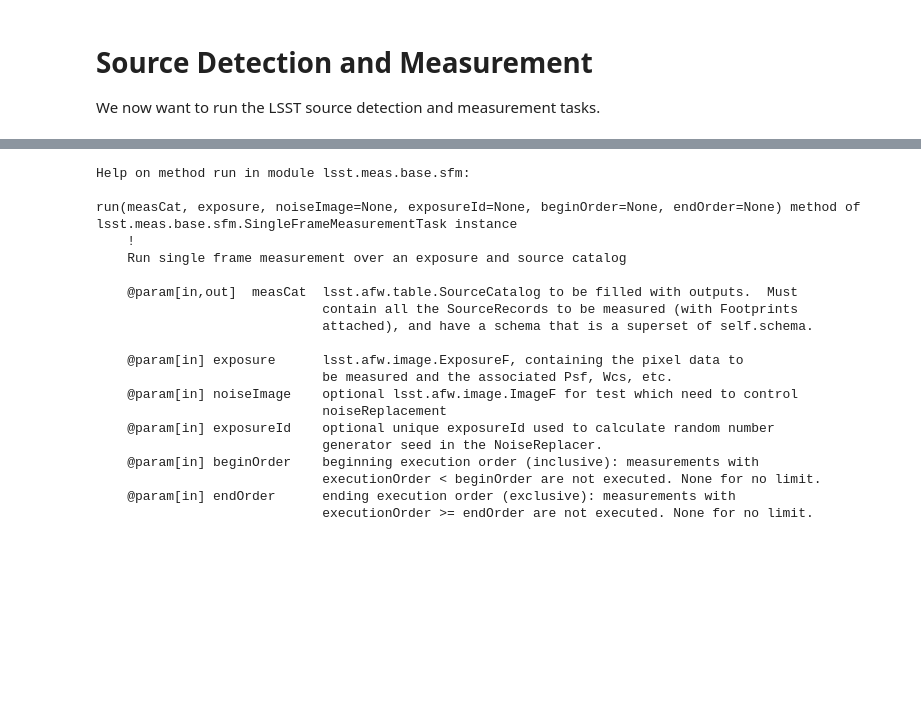
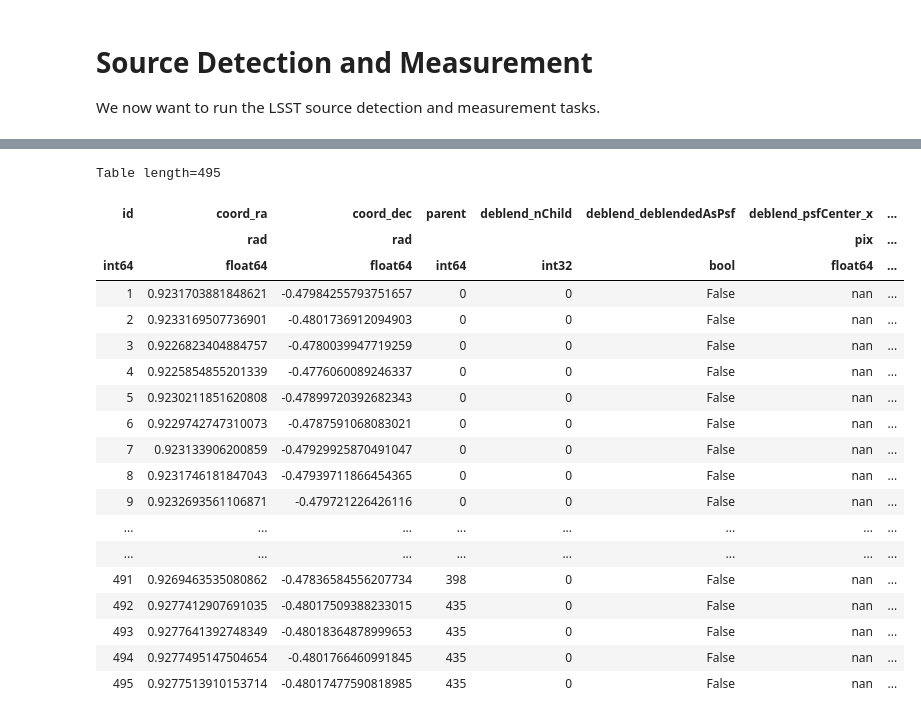
Before and after one commit to LSSTScienceCollaborations/StackClub, a Jupyter notebook: SourceDetection/LowSurfaceBrightness.ipynb, the cells around one changed output, grey strips where cells are left out. Drawn from its saved outputs; the diff is of its cells as text; code cells hidden in the pictures; blank space fills up the shorter version.

```diff
--- a/SourceDetection/LowSurfaceBrightness.ipynb
+++ b/SourceDetection/LowSurfaceBrightness.ipynb
@@ -131,26 +165,34 @@ sourceMeasurementTask.run(measCat=sources, exposure=calexp)
 if False:
     sources.writeFits("outputTable.fits")
     exposure.writeFits("example1-out.fits")
-# %%
-help(sourceMeasurementTask.run)
-# %% [output]
-Help on method run in module lsst.meas.base.sfm:
-
-run(measCat, exposure, noiseImage=None, exposureId=None, beginOrder=None, endOrder=None) method of lsst.meas.base.sfm.SingleFrameMeasurementTask instance
-    !
-    Run single frame measurement over an exposure and source catalog
-
-    @param[in,out]  measCat  lsst.afw.table.SourceCatalog to be filled with outputs.  Must
-                             contain all the SourceRecords to be measured (with Footprints
-                             attached), and have a schema that is a superset of self.schema.
-
-    @param[in] exposure      lsst.afw.image.ExposureF, containing the pixel data to
-                             be measured and the associated Psf, Wcs, etc.
-    @param[in] noiseImage    optional lsst.afw.image.ImageF for test which need to control
-                             noiseReplacement
-    @param[in] exposureId    optional unique exposureId used to calculate random number
-                             generator seed in the NoiseReplacer.
-    @param[in] beginOrder    beginning execution order (inclusive): measurements with
-                             executionOrder < beginOrder are not executed. None for no limit.
-    @param[in] endOrder      ending execution order (exclusive): measurements with
-                             executionOrder >= endOrder are not executed. None for no limit.
+# %%
+# ADW: Why am I copying the sources?
+sources = sources.copy(True)
+
+good = np.logical_and.reduce([sources.get('base_PixelFlags_flag_saturatedCenter') == 0,
+                              sources.get("deblend_nChild") == 0,
+                              ])
+# %%
+# Investigate the output source catalog
+sources.asAstropy()
+# %% [output]
+Table length=495
+| id | coord_ra | coord_dec | parent | deblend_nChild | deblend_deblendedAsPsf | deblend_psfCenter_x | ... |
+|  | rad | rad |  |  |  | pix | ... |
+| int64 | float64 | float64 | int64 | int32 | bool | float64 | ... |
+| 1 | 0.9231703881848621 | -0.47984255793751657 | 0 | 0 | False | nan | ... |
+| 2 | 0.9233169507736901 | -0.4801736912094903 | 0 | 0 | False | nan | ... |
+| 3 | 0.9226823404884757 | -0.4780039947719259 | 0 | 0 | False | nan | ... |
+| 4 | 0.9225854855201339 | -0.4776060089246337 | 0 | 0 | False | nan | ... |
+| 5 | 0.9230211851620808 | -0.47899720392682343 | 0 | 0 | False | nan | ... |
+| 6 | 0.9229742747310073 | -0.4787591068083021 | 0 | 0 | False | nan | ... |
+| 7 | 0.923133906200859 | -0.47929925870491047 | 0 | 0 | False | nan | ... |
+| 8 | 0.9231746181847043 | -0.47939711866454365 | 0 | 0 | False | nan | ... |
+| 9 | 0.9232693561106871 | -0.479721226426116 | 0 | 0 | False | nan | ... |
+| ... | ... | ... | ... | ... | ... | ... | ... |
+| ... | ... | ... | ... | ... | ... | ... | ... |
+| 491 | 0.9269463535080862 | -0.47836584556207734 | 398 | 0 | False | nan | ... |
+| 492 | 0.9277412907691035 | -0.48017509388233015 | 435 | 0 | False | nan | ... |
+| 493 | 0.9277641392748349 | -0.48018364878999653 | 435 | 0 | False | nan | ... |
+| 494 | 0.9277495147504654 | -0.4801766460991845 | 435 | 0 | False | nan | ... |
+| 495 | 0.9277513910153714 | -0.48017477590818985 | 435 | 0 | False | nan | ... |
```
Also changed, not shown: parts of 8 cells of this notebook.
